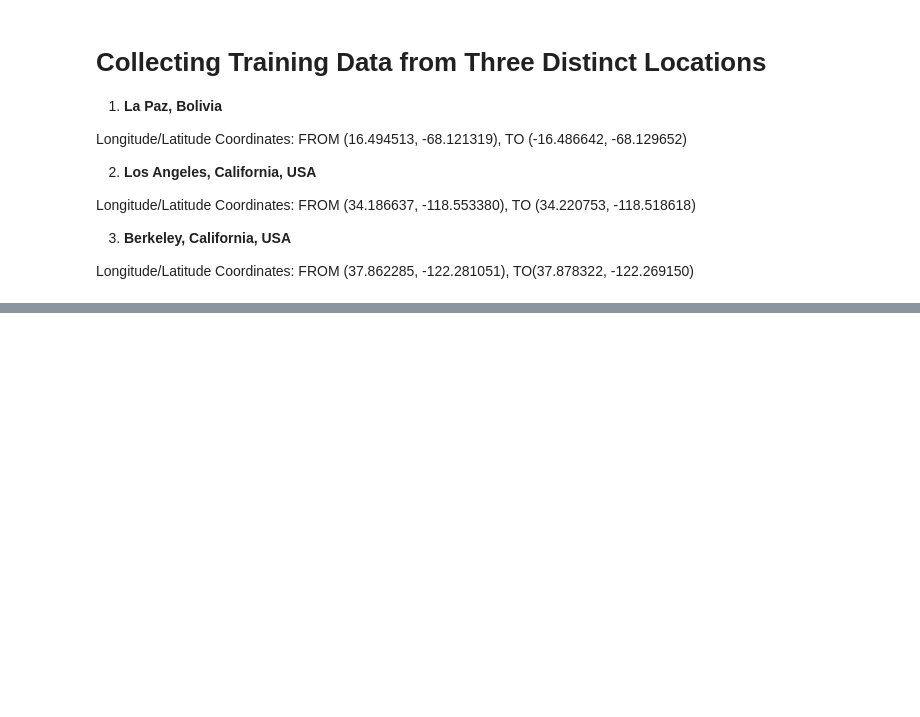
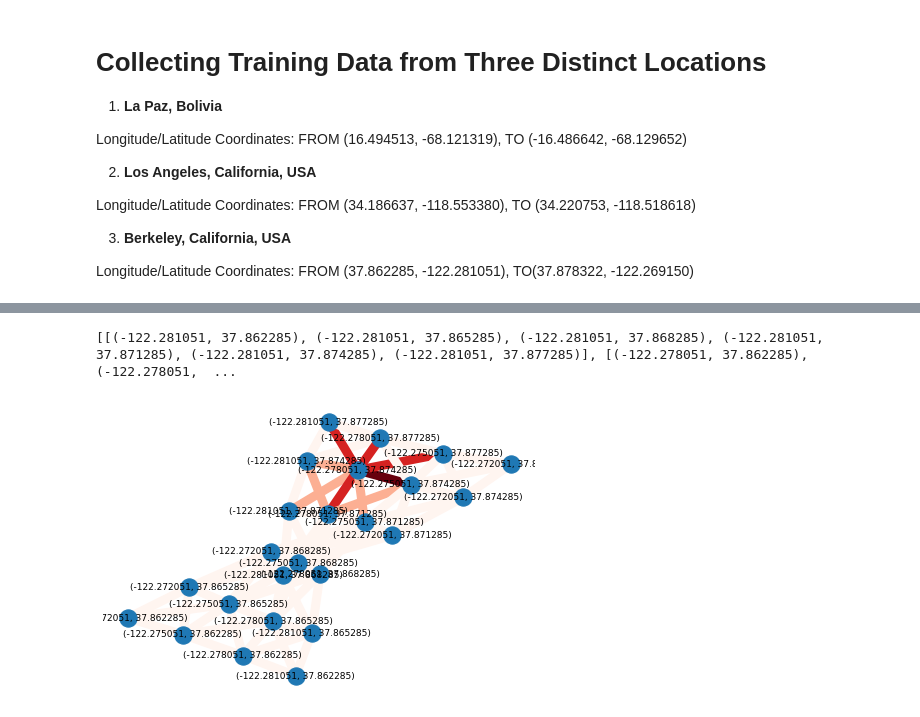
Before and after one commit to NicoDeshler/IBM-Disaster-Response-Hack, a Jupyter notebook: GMaps_Windowing.ipynb, the cells around one changed output, grey strips where cells are left out. Saved outputs shown, nothing was run; the diff lists cells and outputs as text; code cells hidden in the pictures; blank space fills up the shorter version.

Commit message:
Graph edges generated from model outputs + dataset generator updates in matlab script to store color images.

```diff
--- a/GMaps_Windowing.ipynb
+++ b/GMaps_Windowing.ipynb
@@ -165,0 +122,62 @@ def get_weight(x,y,w,something):
+# %%
+# Extract disaster level and confidence scores from the visual recognition model's image classifications.
+levels = []
+scores = []
+for res in results:
+
+    model_data = res['classifiers'][0]['classes'][0]
+    lvl = int(model_data['class'][6])
+    scr = float(model_data['score'])
+
+    levels.append(lvl)
+    scores.append(scr)
+# %%
+def format_edge(idxs_1, idxs_2):
+
+    i1, j1 = idxs_1[0], idxs_1[1]
+    i2, j2 = idxs_2[0], idxs_2[1]
+    node1, node2 = all_coords[i1][j1], all_coords[i2][j2]s
+
+    # weights calculated as weighted average of the levels and scores between two nodes
+    L1, S1 = levels[i1][j1], scores[i1][j1]
+    L2, S2 = levels[i2][j2], scores[i1][j2]
+    weight = (L1*S1 + L2*S2) / 2
+
+    return (node1, node2, weight)
+# %%
+# Prepare node data as 2D numpy arrays
+
+# All coordinate pairs
+all_coords = [[(i, j) for j in LONS] for i in LATS]
+
+# Disaster levels
+levels = np.asarray(levels)
+levels = levels.reshape(len(LATS), len(LONS))
+levels = levels.tolist()
+
+# Classification confidence scores
+scores = np.asarray(scores)
+scores = scores.reshape(len(LATS), len(LONS))
+scores = scores.tolist()
+
+# Define edges by pairing only RADIALLY ADJACENT nodes in the search space.
+edges = []
+for i in range(len(LATS)-1):
+
+    for j in range(len(LONS)-1):
+
+        if i == len(LATS)-2:
+            # Include right edge if at right limit of matrix sweep.
+            edges.append(format_edge((i+1,j), (i+1,j+1)))
+
+        if j == len(LONS)-2:
+            # Include bottom edge if at bottom limit of matrix sweep.
+            edges.append(format_edge((i,j+1), (i+1,j+1)))
+
+        # Always include top, left, and cross edges
+        edges.append(format_edge((i,j), (i+1,j)))
+        edges.append(format_edge((i,j), (i,j+1)))
+        edges.append(format_edge((i,j), (i+1,j+1)))
+        edges.append(format_edge((i+1,j), (i,j+1)))
+# %% [output]
+[[(-122.281051, 37.862285), (-122.281051, 37.865285), (-122.281051, 37.868285), (-122.281051, 37.871285), (-122.281051, 37.874285), (-122.281051, 37.877285)], [(-122.278051, 37.862285), (-122.278051,  ...
@@ -165,0 +195,17 @@ def get_weight(x,y,w,something):
+# %%
+# Generate graph
+ML_output = edges
+G = nx.Graph()
+G.add_weighted_edges_from(edges)
+
+#for i in np.arange(len(ML_output)):
+ #   G.add_edge(ML_output[i][0], ML_output[i][1], weight = ML_output[i][2])
+
+
+# Display graph
+nx.draw(G, with_labels=True, edge_color=list(nx.get_edge_attributes(G,'weight').values()), width=9.0, edge_cmap=plt.cm.Reds, font_size=9, labels=dict([[node,node] for node in list(G.nodes)]))
+#plt.savefig('graph.jpg', bbox_inches='tight')
+image1 = Image.open("graph.jpg")
+image1.show()
+# %% [output]
+[figure, added]
```
Also changed, not shown: parts of 8 cells of this notebook, 4 other files.
